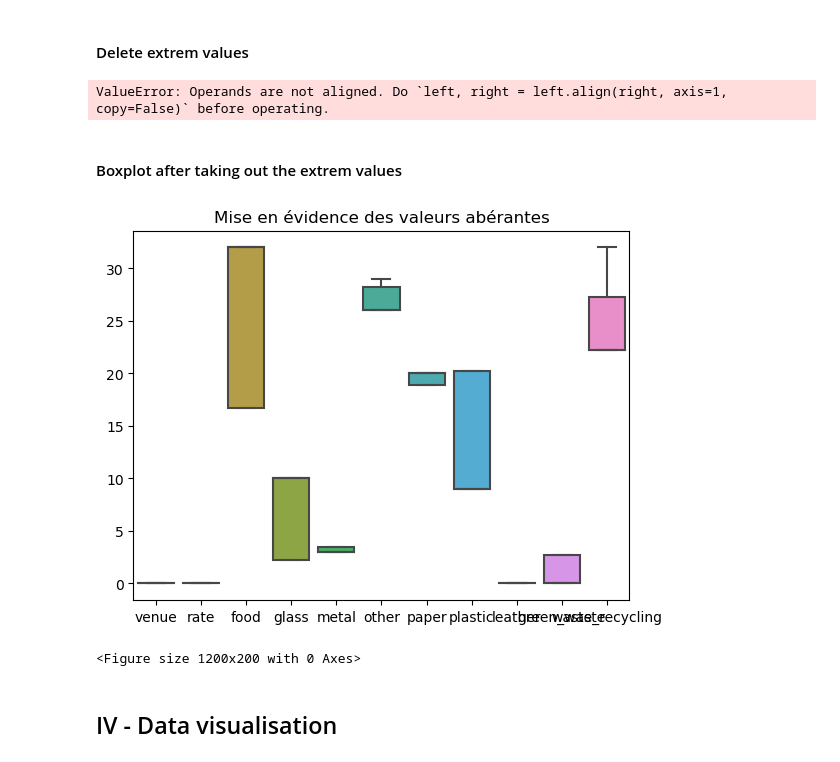
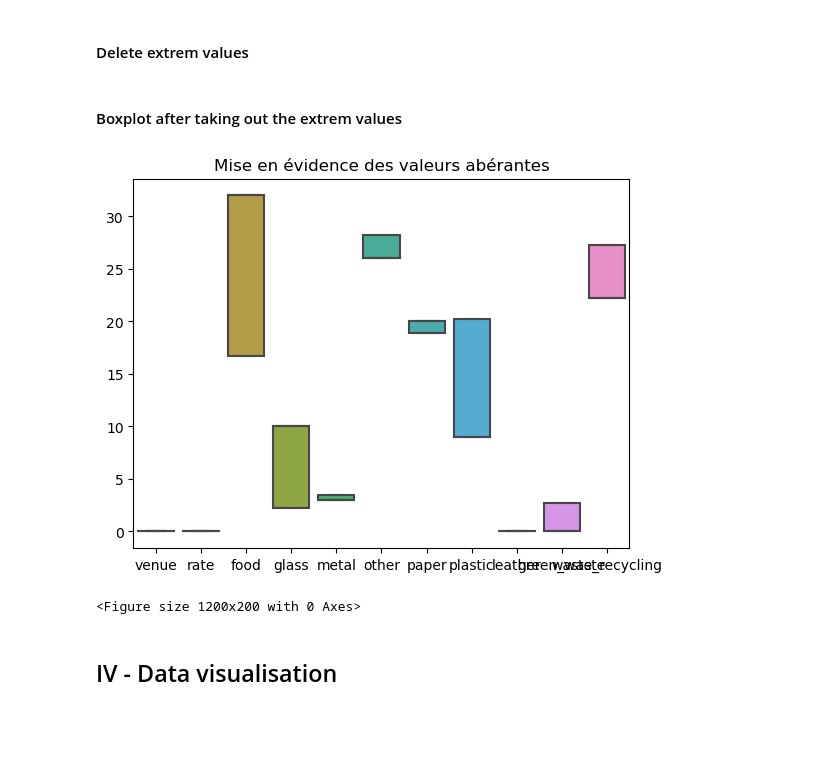
Before and after one commit to Cassette86/Green_ai_project_Water_polution, a Jupyter notebook: water_pollution_dataset/main.ipynb, the cells around one changed output. Cells and saved outputs as stored; diff of their text form; code cells hidden in the pictures; blank space fills up the shorter version.

Commit message:
finished the data cleaning

```diff
--- a/water_pollution_dataset/main.ipynb
+++ b/water_pollution_dataset/main.ipynb
@@ -122,0 +125,12 @@ dtype: int64
+# %%
+# We create a mapping of the countries and add the column 'Country_mapped' to the dataset
+countries = df['Country'].unique()
+mapping_country = {value: i+1 for i, value in enumerate(countries)}
+df['Country_mapped'] = df['Country'].map(mapping_country)
+
+# Then we insert it next to the 'Country' column and drop the 'Country' column
+colonne = df.pop('Country_mapped')
+df.insert(4, 'Country_mapped', colonne)
+df = df.drop(columns= ['Country'])
+
+df.head()
@@ -126,7 +149,6 @@ from sklearn.preprocessing import LabelEncoder
 le = LabelEncoder()
 
 df['id'] = le.fit_transform(df['id'])
-df['Country'] = le.fit_transform(df['Country'])
 df['code'] = le.fit_transform(df['code'])
 
 target = df['polution']
@@ -172,20 +196,16 @@ Q1 = df.quantile(0.25)
 Q3 = df.quantile(0.75)
 IQR = Q3 - Q1
 
-df_cleaned = df[~((df_numbers < (Q1 - 1.5 * IQR)) | (df_numbers > (Q3 + 1.5 * IQR))).any(axis=1)]
+df = df[~((df < (Q1 - 1.5 * IQR)) | (df > (Q3 + 1.5 * IQR))).any(axis=1)]
-# %% [output]
-ValueError: Operands are not aligned. Do `left, right = left.align(right, axis=1, copy=False)` before operating.
 # %% [markdown]
 #### Boxplot after taking out the extrem values
 # %%
-df_cleaned_box_plot = df_cleaned
-df_cleaned_box_plot = df_cleaned_box_plot.drop(columns = ['tourists'])
-df_cleaned_box_plot = df_cleaned_box_plot.drop(columns = ['year'])
+subset_df = df[['venue', 'rate','food','glass','metal','other','paper','plastic','leather','green_waste','waste_recycling']]
 
-sns.boxplot(data = df_cleaned_box_plot)
+sns.boxplot(data = subset_df)
 plt.title('Mise en évidence des valeurs abérantes')
 plt.figure(figsize=(12,2))
 plt.show()
 # %% [output]
-[figure, old version]
+[figure, new version]
 <Figure size 1200x200 with 0 Axes>
```
Also changed, not shown: parts of 10 cells of this notebook.
